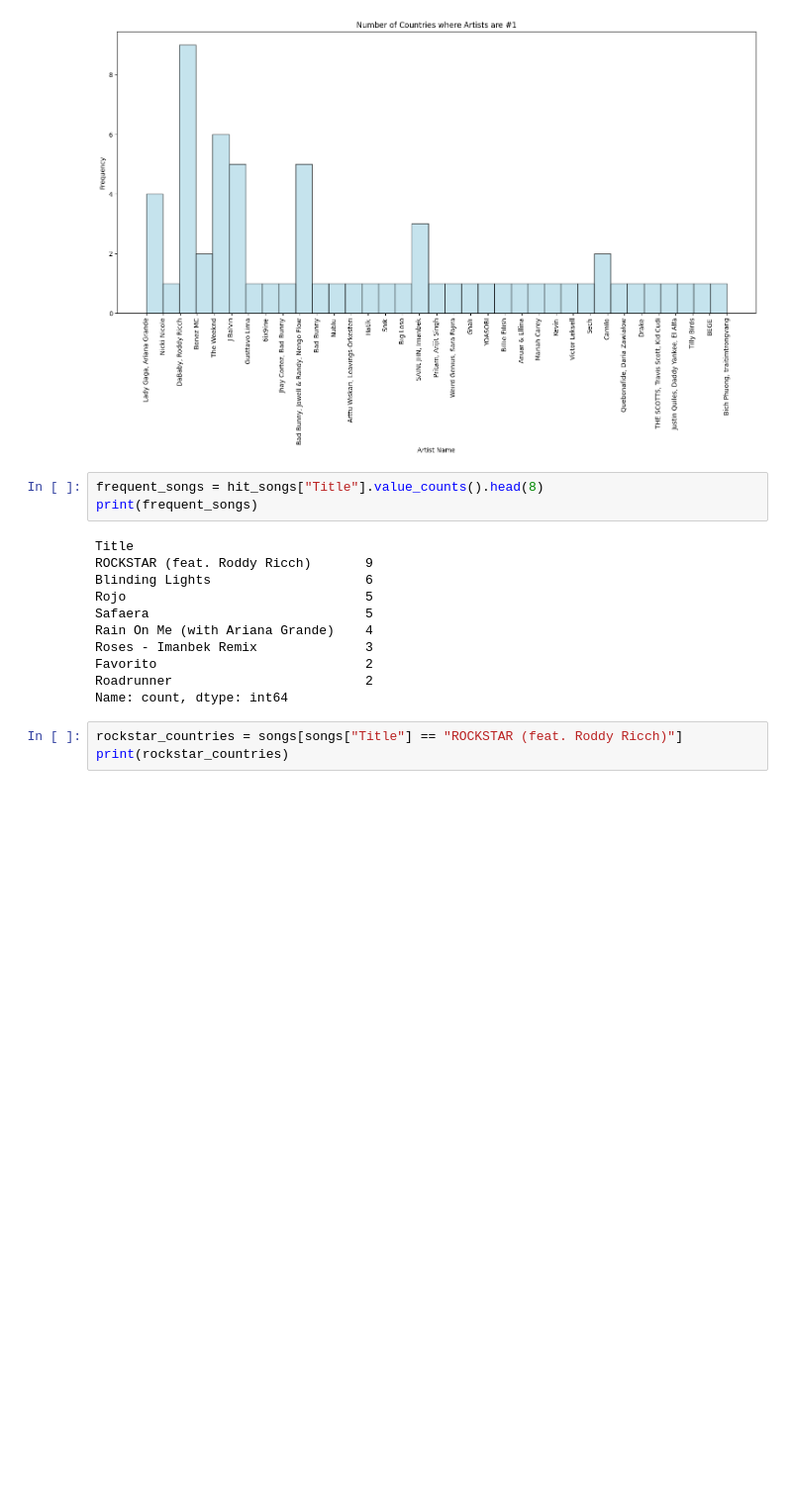
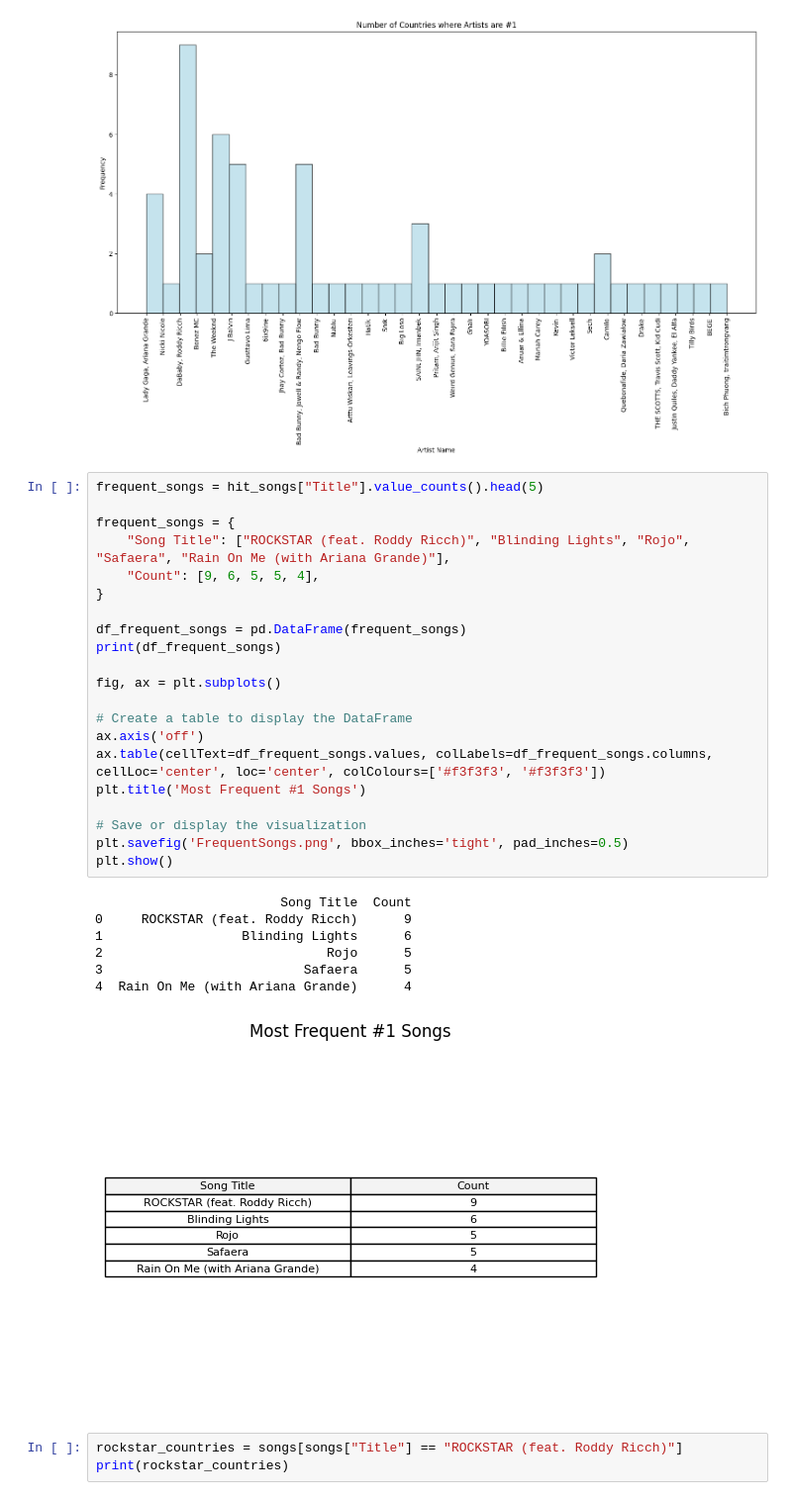
Before and after one commit to kevmiao/Songs---HackTX2023, a Jupyter notebook: src/backend/song.ipynb, the cells around one changed output. Shown: that part at 99% size. Drawn from its saved outputs; the diff is of its cells as text; blank space fills up the shorter version.

Commit message:
New Images

```diff
--- a/src/backend/song.ipynb
+++ b/src/backend/song.ipynb
@@ -87,20 +88,35 @@ Html_file.write(html_str)
 Html_file.close()
 # %% [output]
 [figure]
-# %%
-frequent_songs = hit_songs["Title"].value_counts().head(8)
-print(frequent_songs)
-# %% [output]
-Title
-ROCKSTAR (feat. Roddy Ricch)       9
-Blinding Lights                    6
-Rojo                               5
-Safaera                            5
-Rain On Me (with Ariana Grande)    4
-Roses - Imanbek Remix              3
-Favorito                           2
-Roadrunner                         2
-Name: count, dtype: int64
+# %%
+frequent_songs = hit_songs["Title"].value_counts().head(5)
+
+frequent_songs = {
+    "Song Title": ["ROCKSTAR (feat. Roddy Ricch)", "Blinding Lights", "Rojo", "Safaera", "Rain On Me (with Ariana Grande)"],
+    "Count": [9, 6, 5, 5, 4],
+}
+
+df_frequent_songs = pd.DataFrame(frequent_songs)
+print(df_frequent_songs)
+
+fig, ax = plt.subplots()
+
+# Create a table to display the DataFrame
+ax.axis('off')
+ax.table(cellText=df_frequent_songs.values, colLabels=df_frequent_songs.columns, cellLoc='center', loc='center', colColours=['#f3f3f3', '#f3f3f3'])
+plt.title('Most Frequent #1 Songs')
+
+# Save or display the visualization
+plt.savefig('FrequentSongs.png', bbox_inches='tight', pad_inches=0.5)
+plt.show()
+# %% [output]
+                        Song Title  Count
+0     ROCKSTAR (feat. Roddy Ricch)      9
+1                  Blinding Lights      6
+2                             Rojo      5
+3                          Safaera      5
+4  Rain On Me (with Ariana Grande)      4
+[figure, added]
 # %%
 rockstar_countries = songs[songs["Title"] == "ROCKSTAR (feat. Roddy Ricch)"]
 print(rockstar_countries)
```
Also changed, not shown: parts of 6 cells of this notebook, 8 other files.
